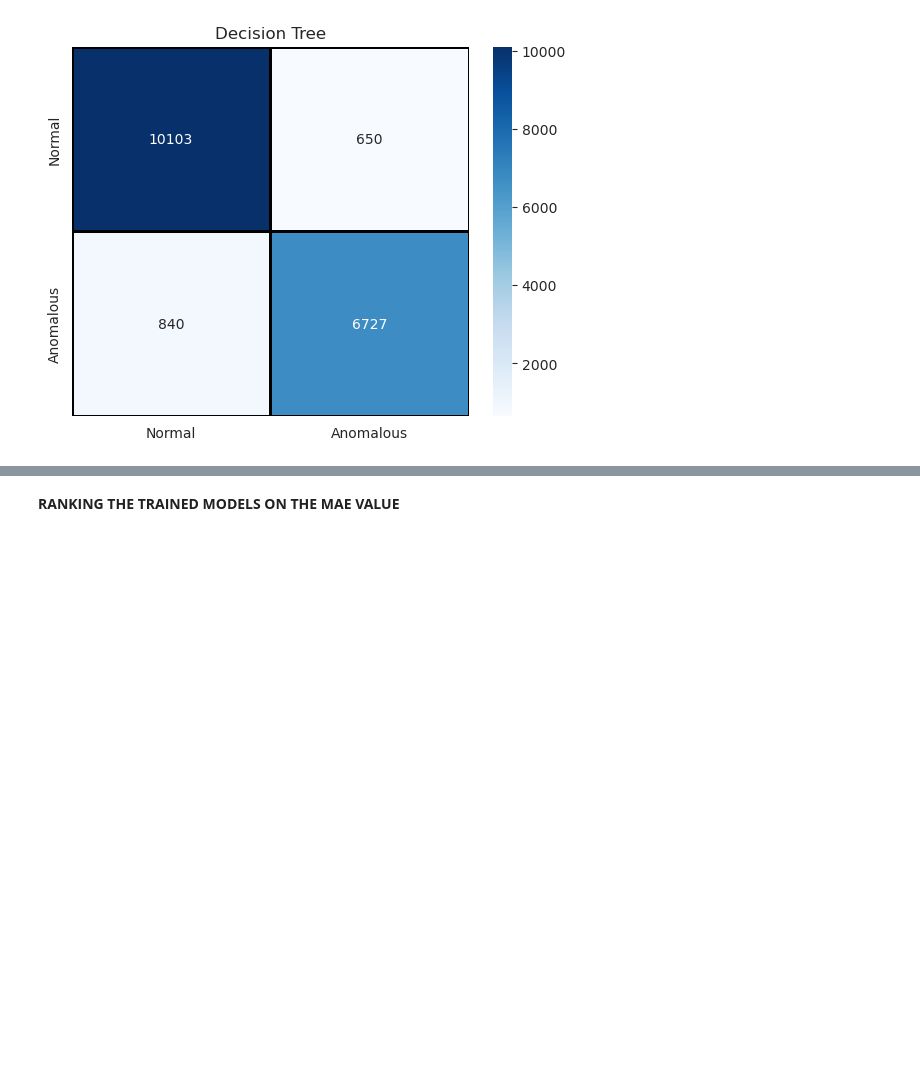
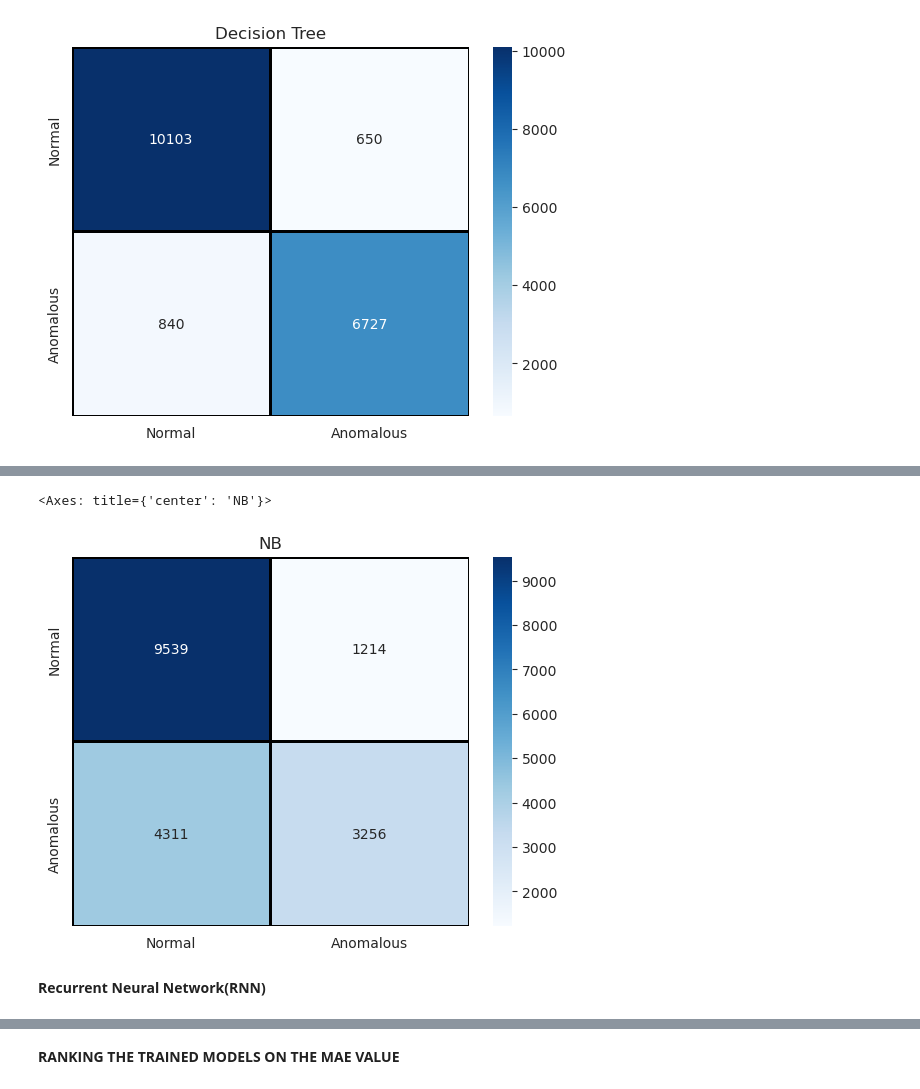
Before and after one commit to MonicaMedhat20/Web-Application-Firewall-WAF-Enhancement-, a Jupyter notebook: csic-2010-web-application-attacks-classifier.ipynb, the cells around one changed output, grey strips where cells are left out. Saved outputs shown, nothing was run; the diff lists cells and outputs as text; code cells hidden in the pictures; blank space fills up the shorter version.

```diff
--- a/csic-2010-web-application-attacks-classifier.ipynb
+++ b/csic-2010-web-application-attacks-classifier.ipynb
@@ -978,0 +1075,10 @@ sns.heatmap(cm,cmap= "Blues", linecolor = 'black' , linewidth = 1 , annot = True
+# %%
+NB_predictions= NB_model.predict(x_ts)
+print('MAE', mean_absolute_error(y_ts, NB_predictions))
+print("Accuracy", accuracy_score(y_ts, NB_predictions))
+print("Precision", precision_score(y_ts, NB_predictions, average='weighted', labels=np.unique(NB_predictions)))
+print("Recall", recall_score(y_ts, NB_predictions, average='weighted', labels=np.unique(NB_predictions)))
+print("F1", f1_score(y_ts, NB_predictions, average='weighted', labels=np.unique(NB_predictions)))
+print("ROC AUC", roc_auc_score(y_ts,NB_predictions, average='weighted', labels=np.unique(NB_predictions)))
+error_nb = (NB_predictions != y_ts).mean()
+print("Test error: {:.1%}".format(error_nb))
@@ -978,0 +1093,12 @@ sns.heatmap(cm,cmap= "Blues", linecolor = 'black' , linewidth = 1 , annot = True
+# %%
+cm = confusion_matrix(y_ts,NB_predictions)
+cm = pd.DataFrame(cm , index = ['0','1'] , columns = ['0','1'])
+plt.title("NB")
+plt.xlabel("Predicted")
+plt.ylabel("Actual")
+sns.heatmap(cm,cmap= "Blues", linecolor = 'black' , linewidth = 1 , annot = True, fmt='',xticklabels = label,yticklabels = label)
+# %% [output]
+<Axes: title={'center': 'NB'}>
+[figure, added]
+# %% [markdown]
+**Recurrent Neural Network(RNN)**
```
Also changed, not shown: parts of 29 cells of this notebook.
